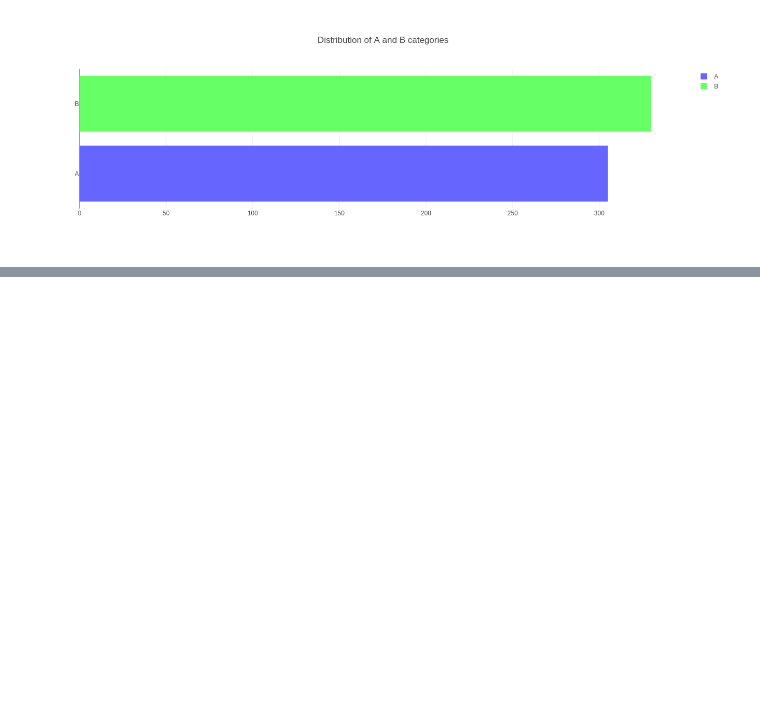
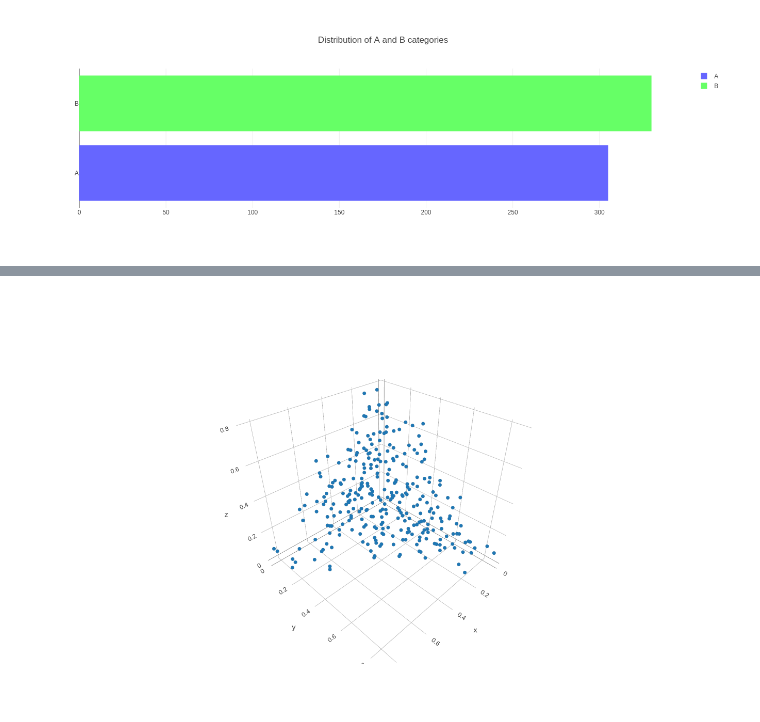
Before and after one commit to nicolagennaro/Data_Viz, a Jupyter notebook: AnonymousDS_stats.ipynb, the cells around one changed output, grey strips where cells are left out. Saved outputs shown, nothing was run; the diff lists cells and outputs as text; code cells hidden in the pictures; blank space fills up the shorter version.

```diff
--- a/AnonymousDS_stats.ipynb
+++ b/AnonymousDS_stats.ipynb
@@ -182,0 +200,8 @@ ply.offline.iplot(fig, validate=False)
+# %%
+A = np.identity(4)
+A[:,0] = 0.25 * np.ones((4))
+for i in range(0,4):
+    for j in range(0,i):
+        A[:,i] -= A[:,i].T @ A[:,j]
+    A[:,i] /= LA.norm(A[:,i])
+A
@@ -182,0 +253,21 @@ ply.offline.iplot(fig, validate=False)
+# %%
+fig = go.Figure(
+    data = [ go.Scatter3d( {
+        'xyz'[i]: Adata_projected['Y{}'.format(i+1)] for i in range(3)
+    },
+        mode = 'markers',
+        marker = go.scatter3d.Marker(
+            size = 4,
+
+        )
+    ) ],
+    layout = go.Layout(
+#         autosize = False,
+        height = 800,
+#         width = 500
+    )
+)
+
+ply.offline.iplot(fig, validate=False)
+# %% [output]
+[figure, added]
```
Also changed, not shown: parts of 17 cells of this notebook, 6 other files.
